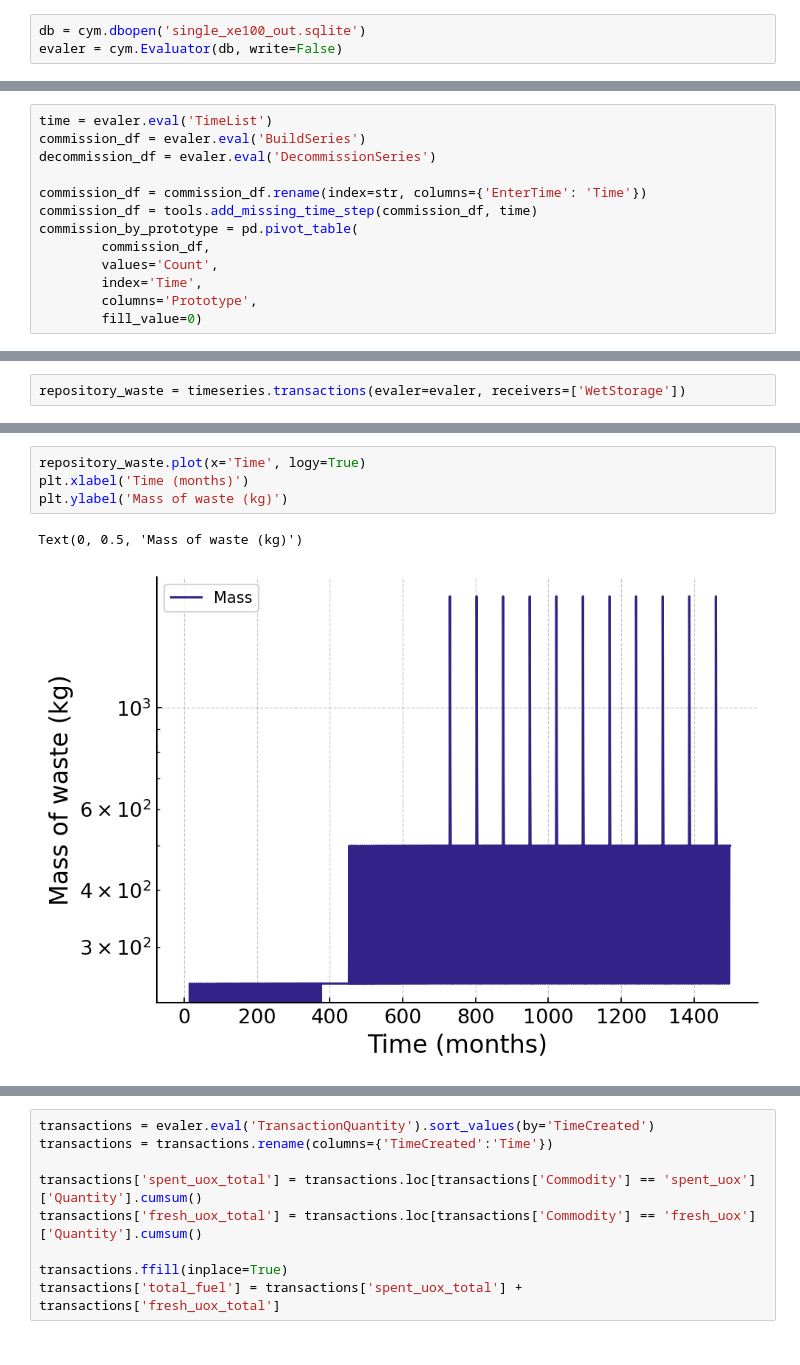
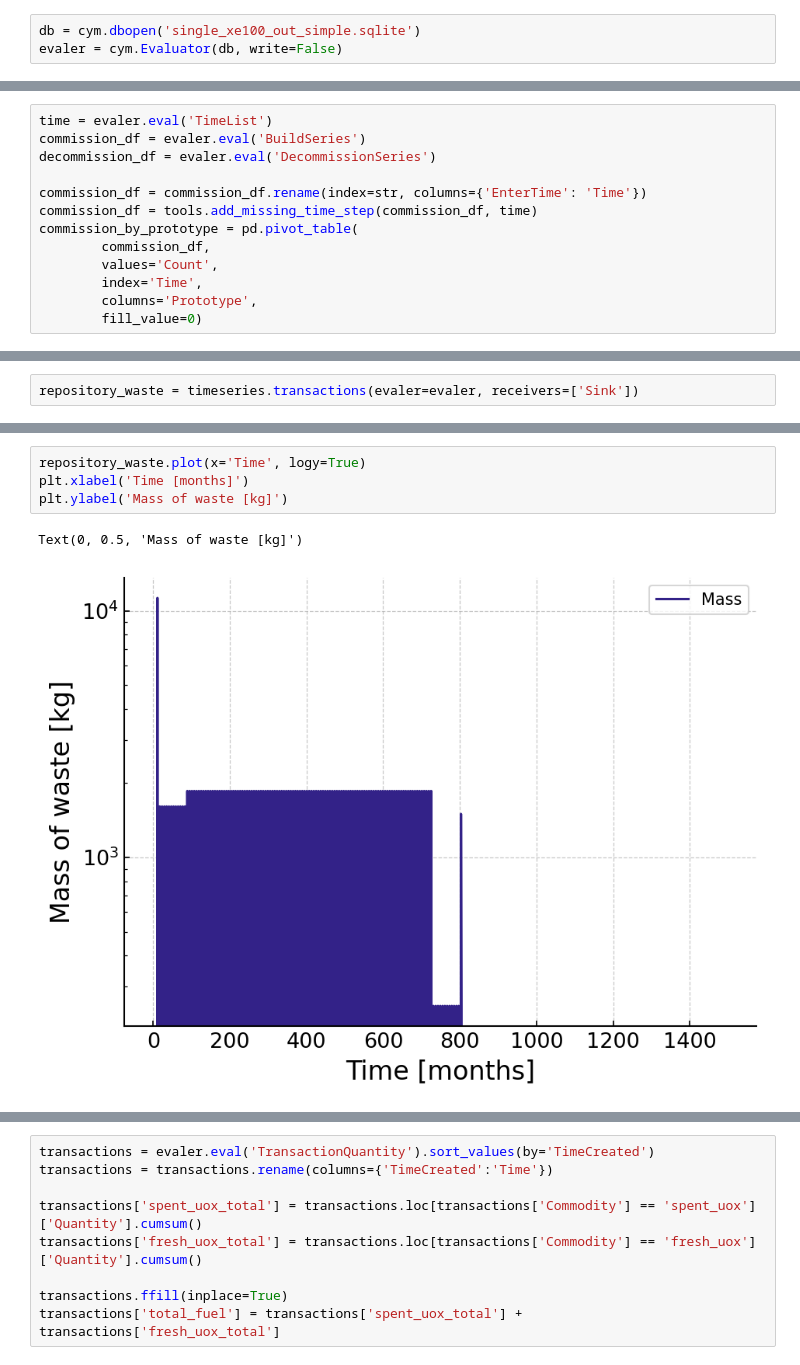
Before and after one commit to nsryan2/transition-scenarios, a Jupyter notebook: scenarios/triso/single_model_requirements/single_xe100_analysis.ipynb, the cells around one changed output, grey strips where cells are left out. Drawn from its saved outputs; the diff is of its cells as text.

Commit message:
simplify xe100 and analysis notebook as template for other single reactor sims

```diff
--- a/scenarios/triso/single_model_requirements/single_xe100_analysis.ipynb
+++ b/scenarios/triso/single_model_requirements/single_xe100_analysis.ipynb
@@ -23,3 +18,3 @@ ProgrammingError: Cannot operate on a closed database.
 # %%
-db = cym.dbopen('single_xe100_out.sqlite')
+db = cym.dbopen('single_xe100_out_simple.sqlite')
 evaler = cym.Evaluator(db, write=False)
@@ -140,6 +73,6 @@ graphs.flow_graph(evaler, label='com')
 # %% [output]
 [drawing not drawn]
 # %%
-repository_waste = timeseries.transactions(evaler=evaler, receivers=['WetStorage'])
+repository_waste = timeseries.transactions(evaler=evaler, receivers=['Sink'])
 # %%
 repository_waste.plot(x='Time')
@@ -151,10 +84,10 @@ Text(0, 0.5, 'Mass of waste (kg)')
 # %%
 repository_waste.plot(x='Time', logy=True)
-plt.xlabel('Time (months)')
-plt.ylabel('Mass of waste (kg)')
+plt.xlabel('Time [months]')
+plt.ylabel('Mass of waste [kg]')
 # %% [output]
-Text(0, 0.5, 'Mass of waste (kg)')
+Text(0, 0.5, 'Mass of waste [kg]')
-[figure, old version]
+[figure, new version]
 # %%
 repository_waste['Mass'] = repository_waste['Mass'].cumsum()
 repository_waste.plot(x='Time')
```
Also changed, not shown: parts of 57 cells of this notebook, 1 other file.
